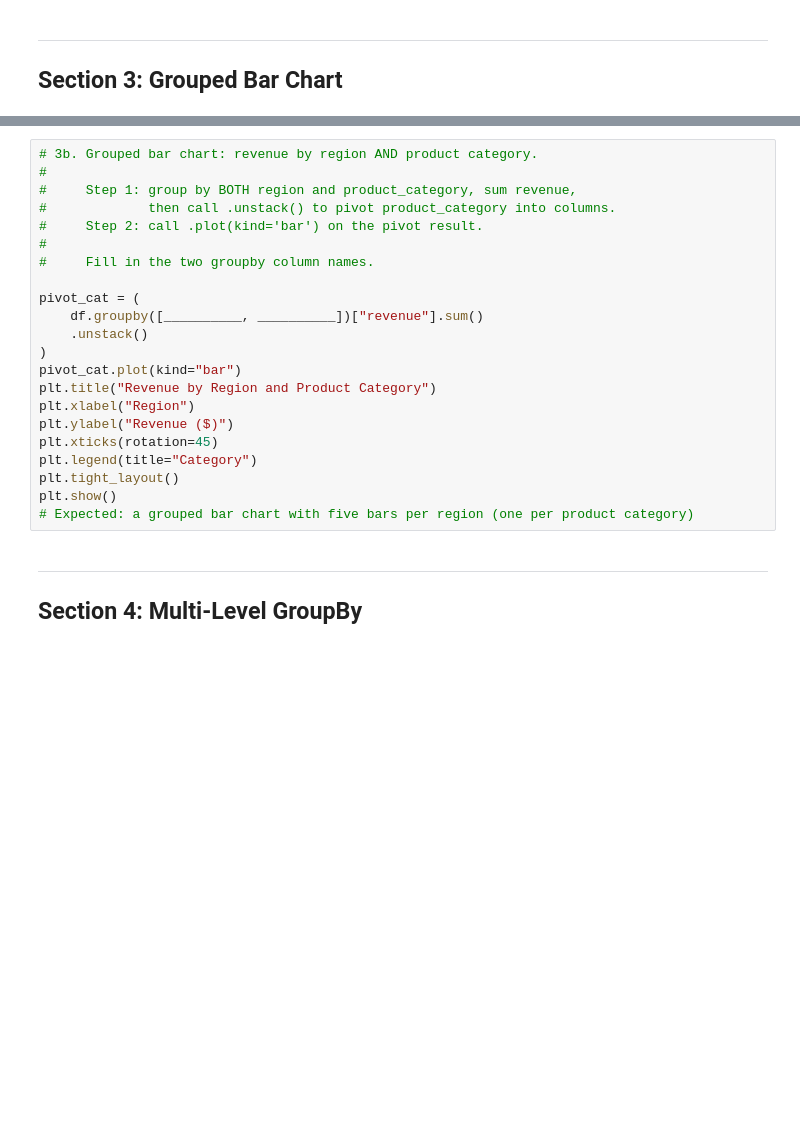
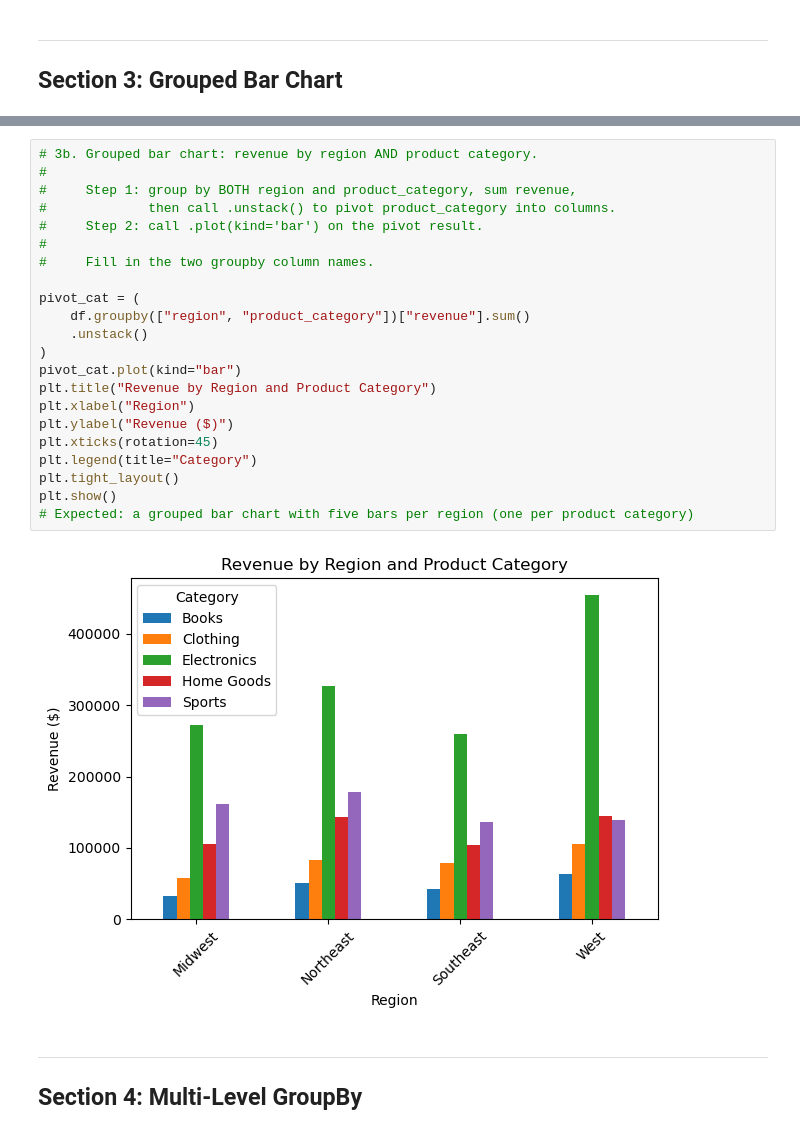
Before and after one commit to vmadagiri/cs5045, a Jupyter notebook: M10/hw10.ipynb, the cells around one changed output, grey strips where cells are left out. Drawn from its saved outputs; the diff is of its cells as text; blank space fills up the shorter version.

```diff
--- a/M10/hw10.ipynb
+++ b/M10/hw10.ipynb
@@ -111,25 +146,27 @@ plt.show()
 # %%
 # 3b. Grouped bar chart: revenue by region AND product category.
 #
 #     Step 1: group by BOTH region and product_category, sum revenue,
 #             then call .unstack() to pivot product_category into columns.
 #     Step 2: call .plot(kind='bar') on the pivot result.
 #
 #     Fill in the two groupby column names.
 
 pivot_cat = (
-    df.groupby([__________, __________])["revenue"].sum()
+    df.groupby(["region", "product_category"])["revenue"].sum()
     .unstack()
 )
 pivot_cat.plot(kind="bar")
 plt.title("Revenue by Region and Product Category")
 plt.xlabel("Region")
 plt.ylabel("Revenue ($)")
 plt.xticks(rotation=45)
 plt.legend(title="Category")
 plt.tight_layout()
 plt.show()
 # Expected: a grouped bar chart with five bars per region (one per product category)
+# %% [output]
+[figure, added]
 # %% [markdown]
 ---
 ## Section 4: Multi-Level GroupBy
```
Also changed, not shown: parts of 16 cells of this notebook.
